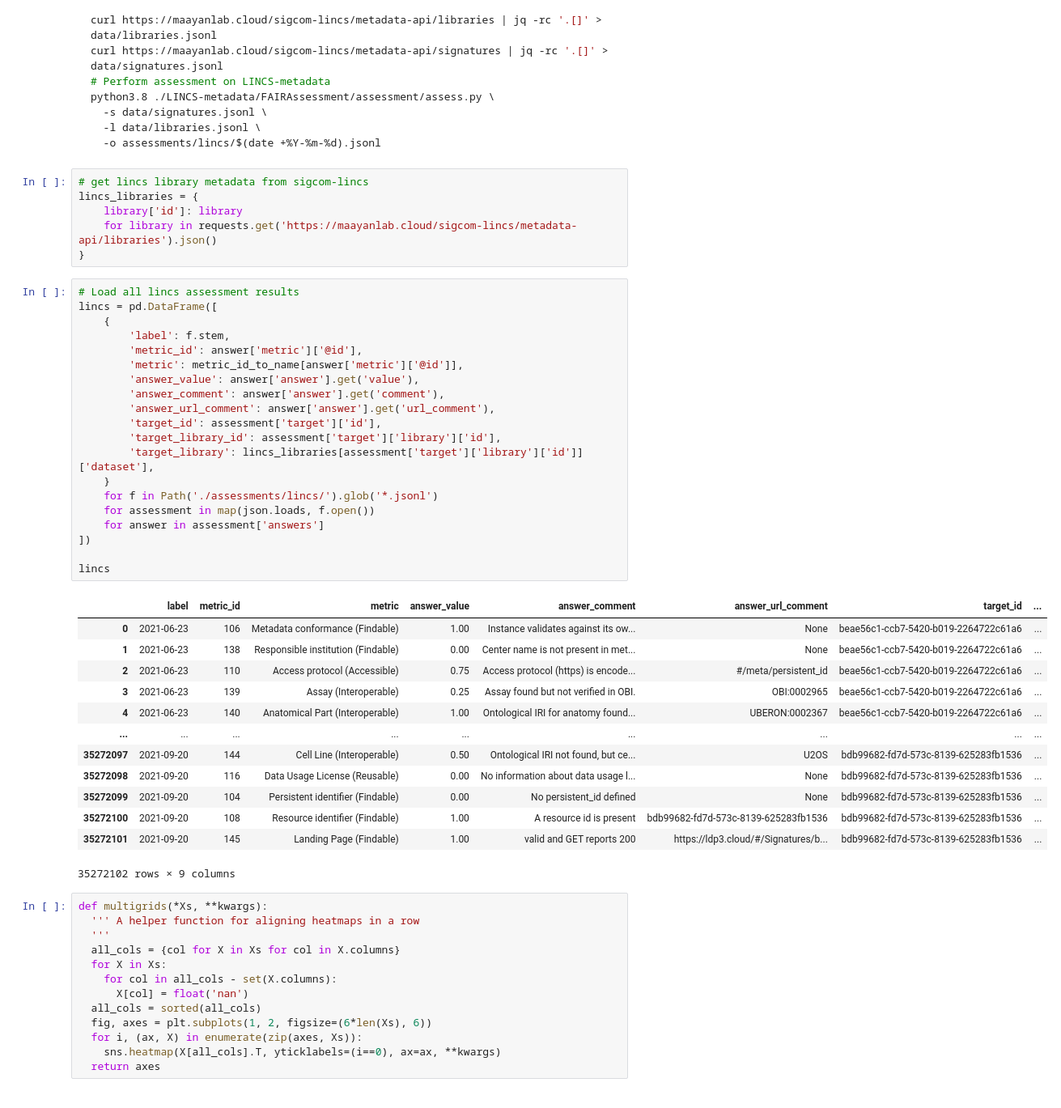
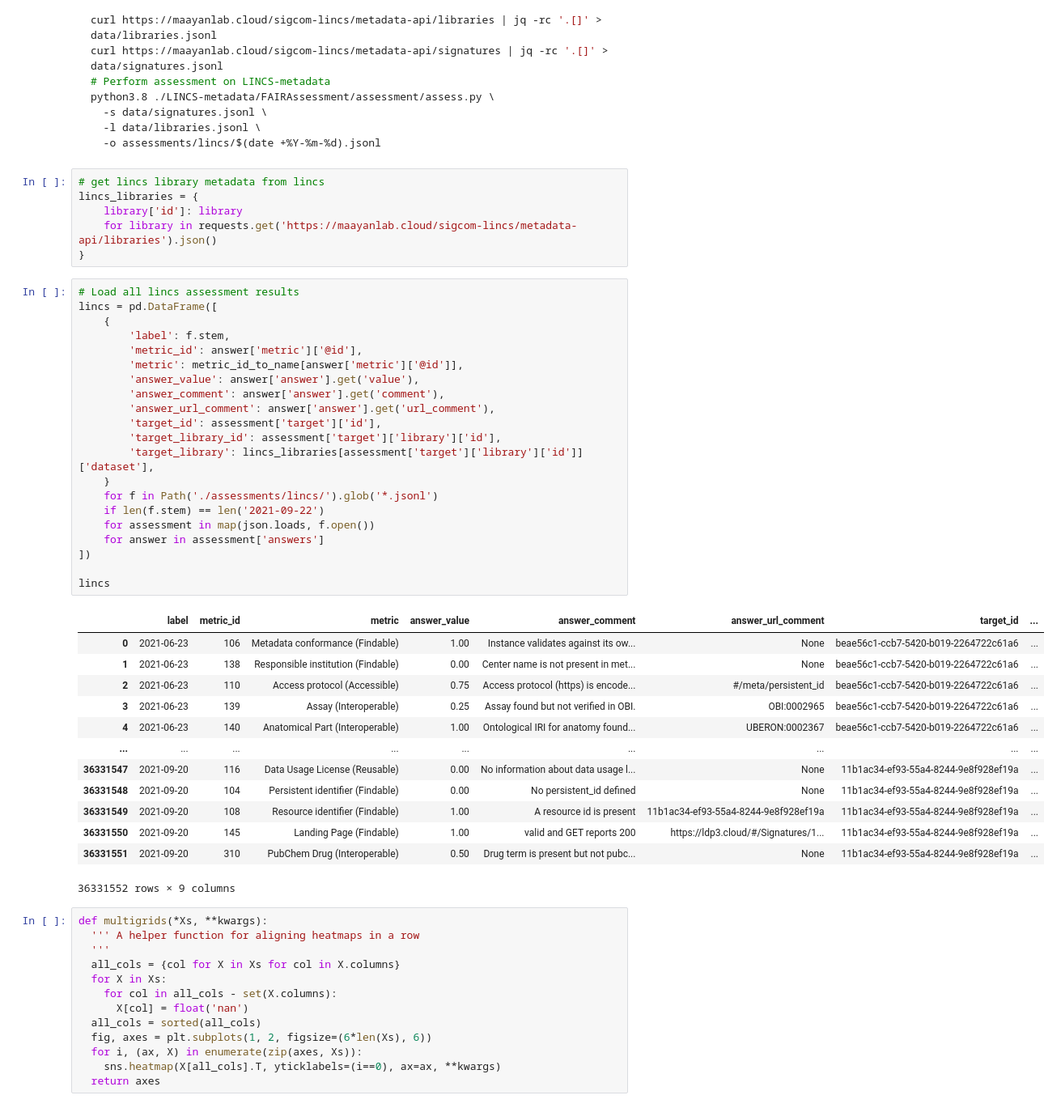
Before and after one commit to MaayanLab/LINCS-metadata, a Jupyter notebook: FAIRAssessment/report/report.ipynb, the cells around one changed output. Shown at 81% size. Saved outputs shown, nothing was run; the diff lists cells and outputs as text.

Commit message:
[FAIRAssessment]: Update report

````diff
--- a/FAIRAssessment/report/report.ipynb
+++ b/FAIRAssessment/report/report.ipynb
@@ -181,7 +178,7 @@ python3.8 ./LINCS-metadata/FAIRAssessment/assessment/assess.py \
   -o assessments/lincs/$(date +%Y-%m-%d).jsonl
 ```
 # %%
-# get lincs library metadata from sigcom-lincs
+# get lincs library metadata from lincs
 lincs_libraries = {
     library['id']: library
     for library in requests.get('https://maayanlab.cloud/sigcom-lincs/metadata-api/libraries').json()
@@ -189,37 +186,38 @@ lincs_libraries = {
 # %%
 # Load all lincs assessment results
 lincs = pd.DataFrame([
     {
         'label': f.stem,
         'metric_id': answer['metric']['@id'],
         'metric': metric_id_to_name[answer['metric']['@id']],
         'answer_value': answer['answer'].get('value'),
         'answer_comment': answer['answer'].get('comment'),
         'answer_url_comment': answer['answer'].get('url_comment'),
         'target_id': assessment['target']['id'],
         'target_library_id': assessment['target']['library']['id'],
         'target_library': lincs_libraries[assessment['target']['library']['id']]['dataset'],
     }
     for f in Path('./assessments/lincs/').glob('*.jsonl')
+    if len(f.stem) == len('2021-09-22')
     for assessment in map(json.loads, f.open())
     for answer in assessment['answers']
 ])
 
 lincs
 # %% [output]
 |  | label | metric_id | metric | answer_value | answer_comment | answer_url_comment | target_id | ... |
 | 0 | 2021-06-23 | 106 | Metadata conformance (Findable) | 1.00 | Instance validates against its ow... | None | beae56c1-ccb7-5420-b019-2264722c61a6 | ... |
 | 1 | 2021-06-23 | 138 | Responsible institution (Findable) | 0.00 | Center name is not present in met... | None | beae56c1-ccb7-5420-b019-2264722c61a6 | ... |
 | 2 | 2021-06-23 | 110 | Access protocol (Accessible) | 0.75 | Access protocol (https) is encode... | #/meta/persistent_id | beae56c1-ccb7-5420-b019-2264722c61a6 | ... |
 | 3 | 2021-06-23 | 139 | Assay (Interoperable) | 0.25 | Assay found but not verified in OBI. | OBI:0002965 | beae56c1-ccb7-5420-b019-2264722c61a6 | ... |
 | 4 | 2021-06-23 | 140 | Anatomical Part (Interoperable) | 1.00 | Ontological IRI for anatomy found... | UBERON:0002367 | beae56c1-ccb7-5420-b019-2264722c61a6 | ... |
 | ... | ... | ... | ... | ... | ... | ... | ... | ... |
-| 35272097 | 2021-09-20 | 144 | Cell Line (Interoperable) | 0.50 | Ontological IRI not found, but ce... | U2OS | bdb99682-fd7d-573c-8139-625283fb1536 | ... |
-| 35272098 | 2021-09-20 | 116 | Data Usage License (Reusable) | 0.00 | No information about data usage l... | None | bdb99682-fd7d-573c-8139-625283fb1536 | ... |
-| 35272099 | 2021-09-20 | 104 | Persistent identifier (Findable) | 0.00 | No persistent_id defined | None | bdb99682-fd7d-573c-8139-625283fb1536 | ... |
-| 35272100 | 2021-09-20 | 108 | Resource identifier (Findable) | 1.00 | A resource id is present | bdb99682-fd7d-573c-8139-625283fb1536 | bdb99682-fd7d-573c-8139-625283fb1536 | ... |
-| 35272101 | 2021-09-20 | 145 | Landing Page (Findable) | 1.00 | valid and GET reports 200 | https://ldp3.cloud/#/Signatures/b... | bdb99682-fd7d-573c-8139-625283fb1536 | ... |
+| 36331547 | 2021-09-20 | 116 | Data Usage License (Reusable) | 0.00 | No information about data usage l... | None | 11b1ac34-ef93-55a4-8244-9e8f928ef19a | ... |
+| 36331548 | 2021-09-20 | 104 | Persistent identifier (Findable) | 0.00 | No persistent_id defined | None | 11b1ac34-ef93-55a4-8244-9e8f928ef19a | ... |
+| 36331549 | 2021-09-20 | 108 | Resource identifier (Findable) | 1.00 | A resource id is present | 11b1ac34-ef93-55a4-8244-9e8f928ef19a | 11b1ac34-ef93-55a4-8244-9e8f928ef19a | ... |
+| 36331550 | 2021-09-20 | 145 | Landing Page (Findable) | 1.00 | valid and GET reports 200 | https://ldp3.cloud/#/Signatures/1... | 11b1ac34-ef93-55a4-8244-9e8f928ef19a | ... |
+| 36331551 | 2021-09-20 | 310 | PubChem Drug (Interoperable) | 0.50 | Drug term is present but not pubc... | None | 11b1ac34-ef93-55a4-8244-9e8f928ef19a | ... |
-35272102 rows × 9 columns
+36331552 rows × 9 columns
 # %%
 def multigrids(*Xs, **kwargs):
   ''' A helper function for aligning heatmaps in a row
````
Also changed, not shown: parts of 7 cells of this notebook, 4 other files.
